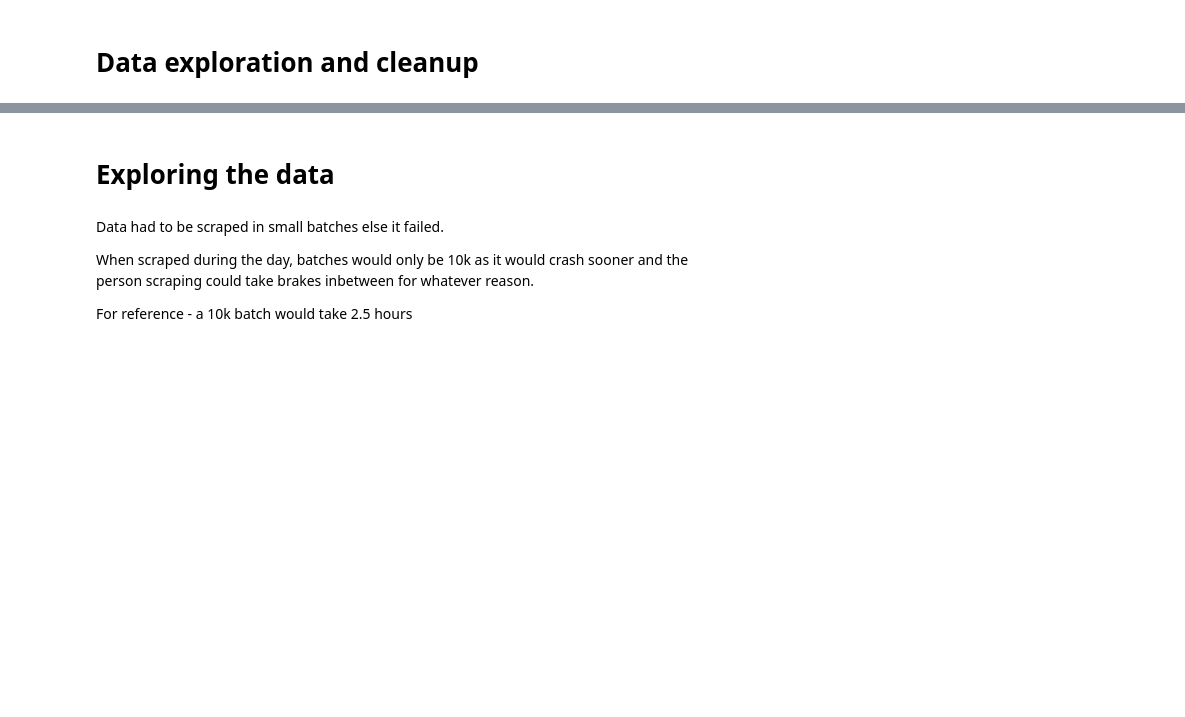
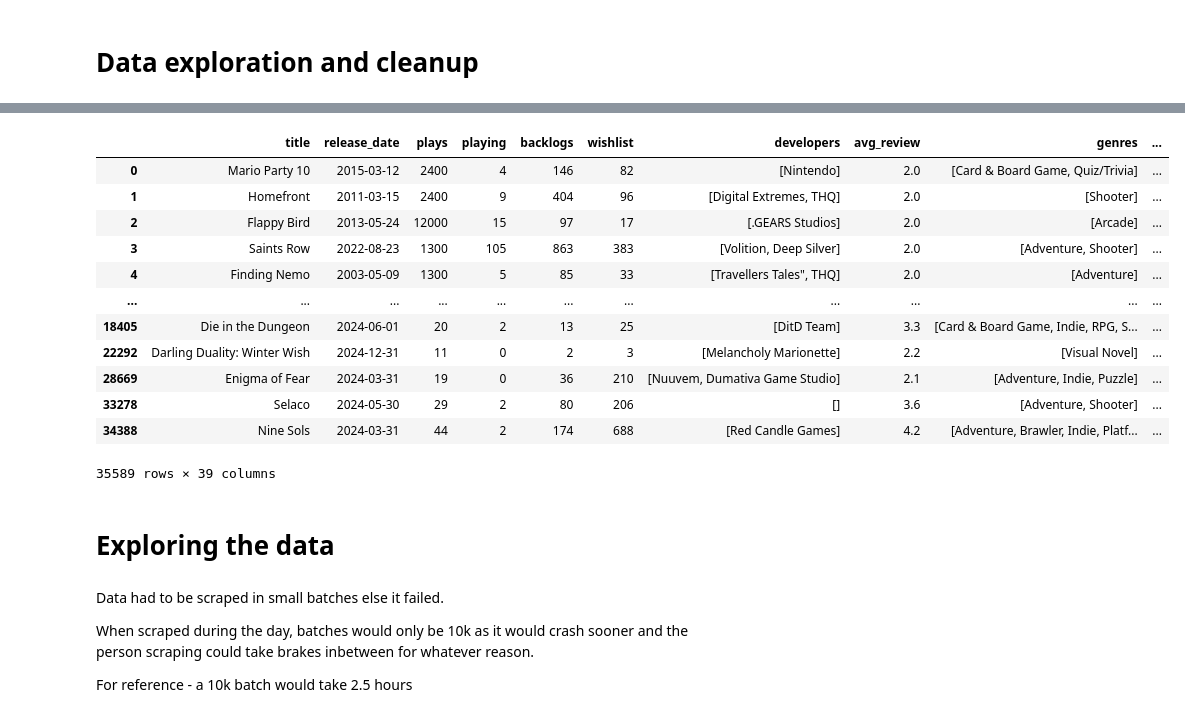
Before and after one commit to Ant-mel/legendary_game_recs, a Jupyter notebook: notebook/cleaning_scraped_data.ipynb, the cells around one changed output, grey strips where cells are left out. Saved outputs shown, nothing was run; the diff lists cells and outputs as text; code cells hidden in the pictures; blank space fills up the shorter version.

```diff
--- a/notebook/cleaning_scraped_data.ipynb
+++ b/notebook/cleaning_scraped_data.ipynb
@@ -73,3 +39,19 @@ data = pd.concat([game_data_1, game_data_2]).reset_index(drop=True)
+# %%
+data
+# %% [output]
+|  | title | release_date | plays | playing | backlogs | wishlist | developers | avg_review | genres | ... |
+| 0 | Mario Party 10 | 2015-03-12 | 2400 | 4 | 146 | 82 | [Nintendo] | 2.0 | [Card & Board Game, Quiz/Trivia] | ... |
+| 1 | Homefront | 2011-03-15 | 2400 | 9 | 404 | 96 | [Digital Extremes, THQ] | 2.0 | [Shooter] | ... |
+| 2 | Flappy Bird | 2013-05-24 | 12000 | 15 | 97 | 17 | [.GEARS Studios] | 2.0 | [Arcade] | ... |
+| 3 | Saints Row | 2022-08-23 | 1300 | 105 | 863 | 383 | [Volition, Deep Silver] | 2.0 | [Adventure, Shooter] | ... |
+| 4 | Finding Nemo | 2003-05-09 | 1300 | 5 | 85 | 33 | [Travellers Tales", THQ] | 2.0 | [Adventure] | ... |
+| ... | ... | ... | ... | ... | ... | ... | ... | ... | ... | ... |
+| 18405 | Die in the Dungeon | 2024-06-01 | 20 | 2 | 13 | 25 | [DitD Team] | 3.3 | [Card & Board Game, Indie, RPG, S... | ... |
+| 22292 | Darling Duality: Winter Wish | 2024-12-31 | 11 | 0 | 2 | 3 | [Melancholy Marionette] | 2.2 | [Visual Novel] | ... |
+| 28669 | Enigma of Fear | 2024-03-31 | 19 | 0 | 36 | 210 | [Nuuvem, Dumativa Game Studio] | 2.1 | [Adventure, Indie, Puzzle] | ... |
+| 33278 | Selaco | 2024-05-30 | 29 | 2 | 80 | 206 | [] | 3.6 | [Adventure, Shooter] | ... |
+| 34388 | Nine Sols | 2024-03-31 | 44 | 2 | 174 | 688 | [Red Candle Games] | 4.2 | [Adventure, Brawler, Indie, Platf... | ... |
+35589 rows × 39 columns
 # %% [markdown]
 # Exploring the data
 # %% [markdown]
```
Also changed, not shown: parts of 29 cells of this notebook, 1 other file.
